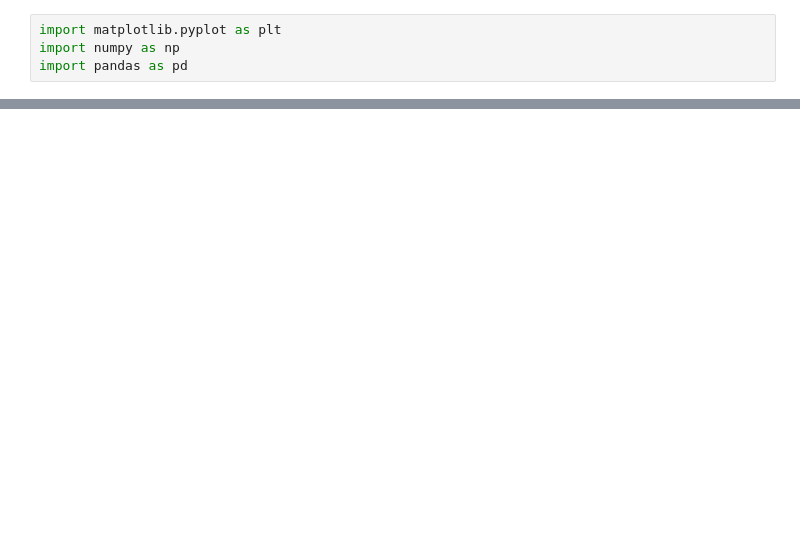
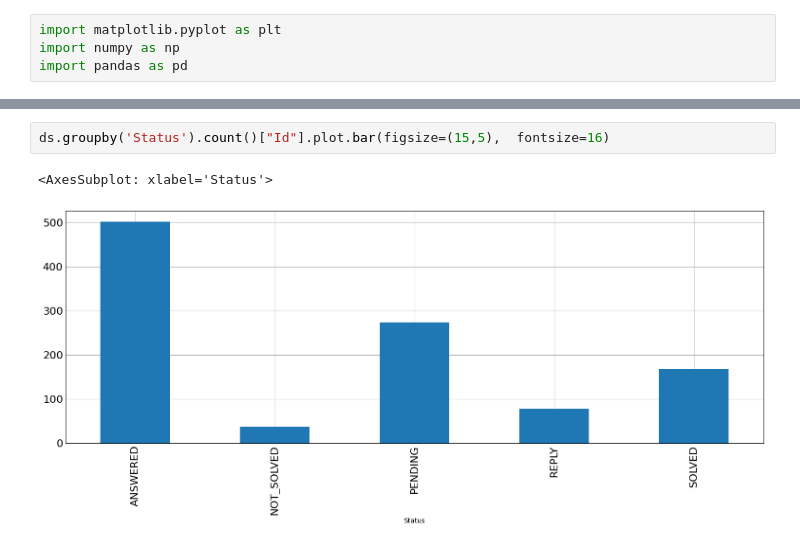
Before and after one commit to ThiagoUff/ReclameAqui.Scrapper, a Jupyter notebook: visualization.ipynb, the cells around one changed output, grey strips where cells are left out. Cells and saved outputs as stored; diff of their text form; blank space fills up the shorter version.

```diff
--- a/visualization.ipynb
+++ b/visualization.ipynb
@@ -32,0 +20,5 @@ TypeError: Axes.bar() missing 1 required positional argument: 'height'
+# %%
+ds.groupby('Status').count()["Id"].plot.bar(figsize=(15,5),  fontsize=16)
+# %% [output]
+<AxesSubplot: xlabel='Status'>
+[figure, added]
```
Also changed, not shown: parts of 6 cells of this notebook, 10 other files.
